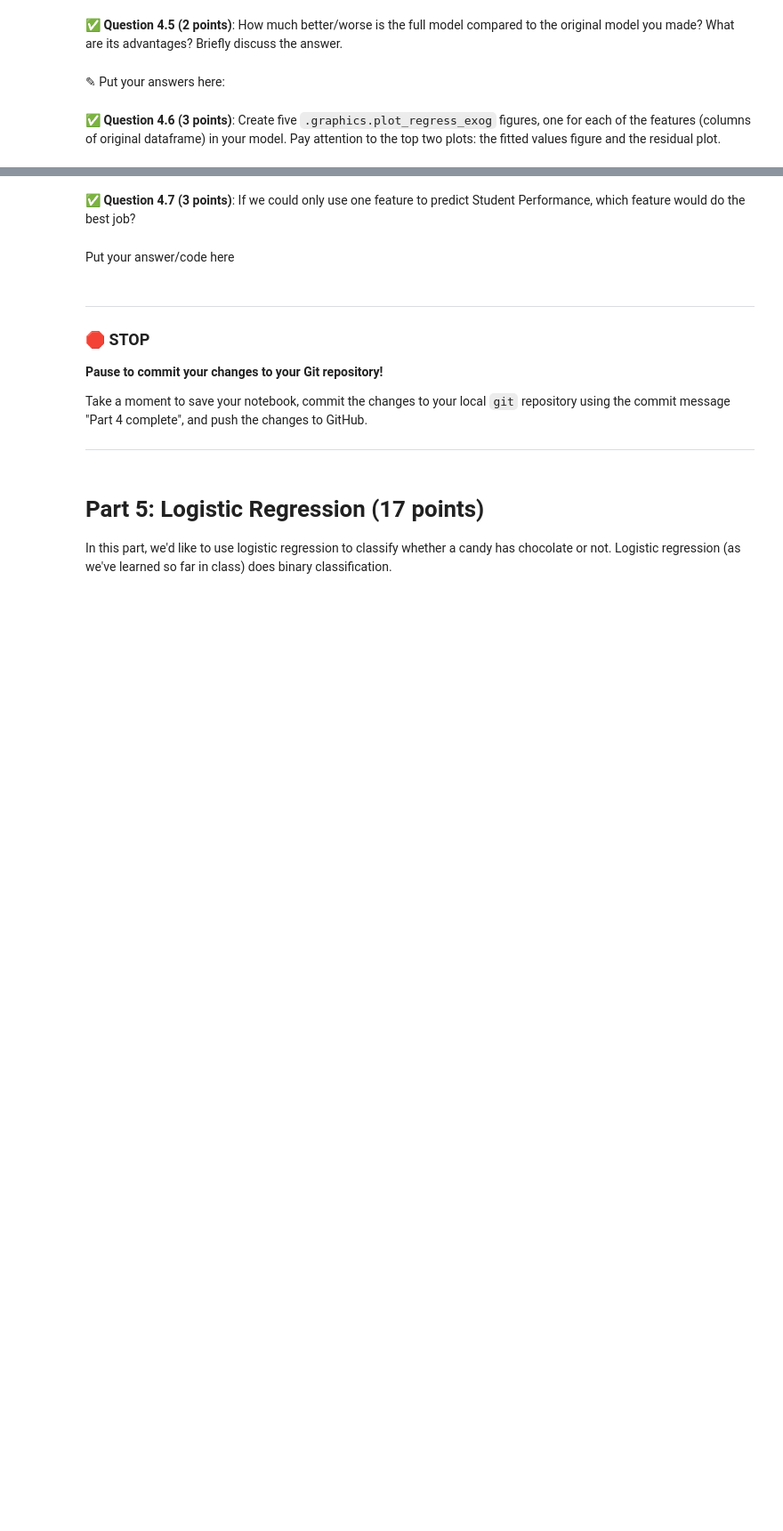
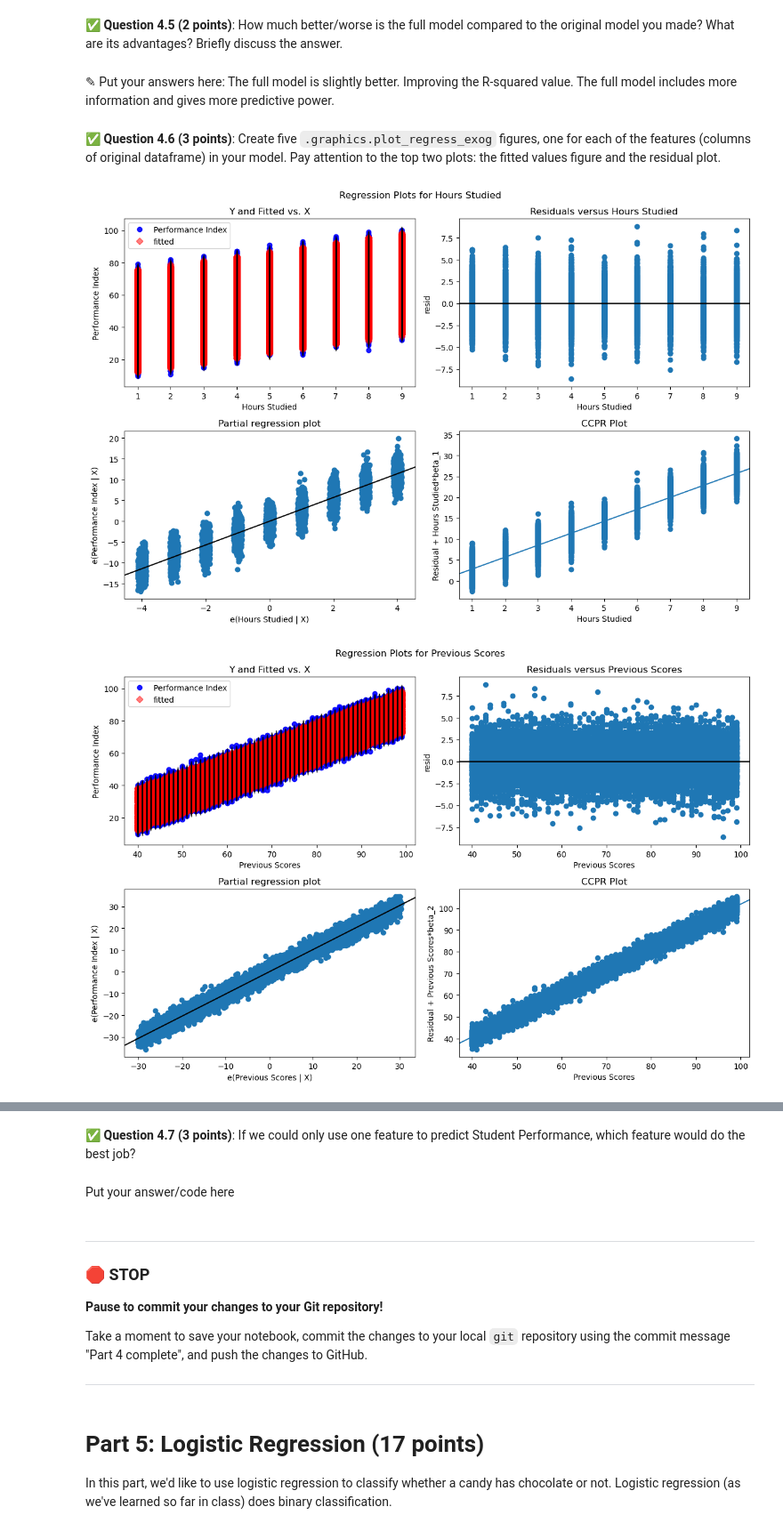
Before and after one commit to patrickw03/CMSE202-f25-turnin, a Jupyter notebook: hw-03/HW-03_Regression-S25-STUDENT.ipynb, the cells around one changed output, grey strips where cells are left out. Shown at 89% size. Cells and saved outputs as stored; diff of their text form; code cells hidden in the pictures; blank space fills up the shorter version.

```diff
--- a/hw-03/HW-03_Regression-S25-STUDENT.ipynb
+++ b/hw-03/HW-03_Regression-S25-STUDENT.ipynb
@@ -265,0 +323,17 @@ First, download and read in this synthetic dataset of Student Performance. `http
+# %%
+df = pd.read_csv("Student_Performance.csv")
+
+df["Extracurricular Activities"] = df["Extracurricular Activities"].map({"YES": 1, "NO": 0})
+
+df = df.dropna()
+
+print("Data types:\n", df.dtypes)
+
+X = df.drop(columns=["Performance Index"])
+y = df["Performance Index"]
+
+X = sm.add_constant(X)
+
+model = sm.OLS(y, X).fit()
+
+print(model.summary())
@@ -266,6 +350,6 @@ First, download and read in this synthetic dataset of Student Performance. `http
 # %% [markdown]
 &#9989;  **Question 4.5 (2 points)**: How much better/worse is the full model compared to the original model you made? What are its advantages? Briefly discuss the answer.
 # %% [markdown]
-<font size=+3>&#9998;</font> Put your answers here:
+<font size=+3>&#9998;</font> Put your answers here: The full model is slightly better. Improving the R-squared value. The full model includes more information and gives more predictive power.
 # %% [markdown]
 &#9989;  **Question 4.6 (3 points)**: Create five `.graphics.plot_regress_exog` figures, one for each of the features (columns of original dataframe) in your model. Pay attention to the top two plots: the fitted values figure and the residual plot.
@@ -273,0 +356,27 @@ First, download and read in this synthetic dataset of Student Performance. `http
+# %%
+df = pd.read_csv("Student_Performance.csv")
+
+df["Extracurricular Activities"] = df["Extracurricular Activities"].map({"Yes": 1, "No": 0})
+
+df = df.dropna()
+
+X = df[[
+    "Hours Studied",
+    "Previous Scores",
+    "Extracurricular Activities",
+    "Sleep Hours",
+    "Sample Question Papers Practiced"
+]]
+y = df["Performance Index"]
+
+X = sm.add_constant(X)
+
+model = sm.OLS(y, X).fit()
+
+for feature in X.columns[1:]:
+    fig = sm.graphics.plot_regress_exog(model, feature, fig=plt.figure(figsize=(12, 8)))
+    plt.tight_layout()
+    plt.show()
+# %% [output]
+[figure, added]
+[figure, added]
```
Also changed, not shown: parts of 9 cells of this notebook.
